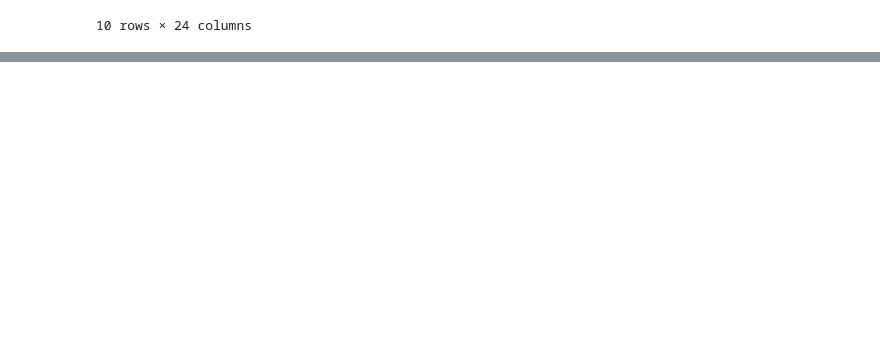
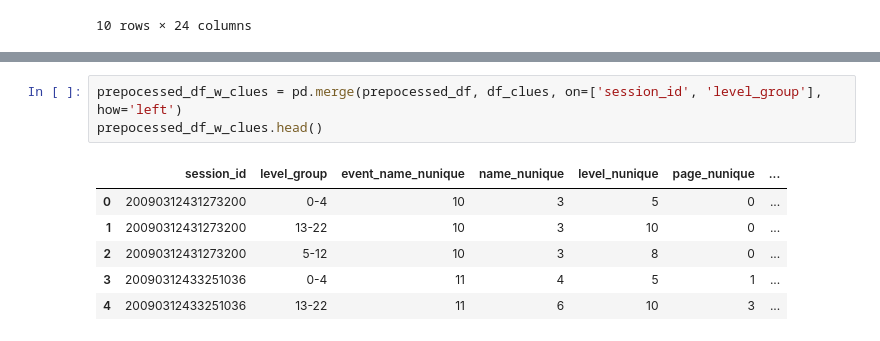
Before and after one commit to mestermarc/Student_performance_analysis, a Jupyter notebook: data_preprocess.ipynb, the cells around one changed output, grey strips where cells are left out. Drawn from its saved outputs; the diff is of its cells as text; blank space fills up the shorter version.

```diff
--- a/data_preprocess.ipynb
+++ b/data_preprocess.ipynb
@@ -186,0 +247,10 @@ prepocessed_df.head(10)
+# %%
+prepocessed_df_w_clues = pd.merge(prepocessed_df, df_clues, on=['session_id', 'level_group'], how='left')
+prepocessed_df_w_clues.head()
+# %% [output]
+|  | session_id | level_group | event_name_nunique | name_nunique | level_nunique | page_nunique | ... |
+| 0 | 20090312431273200 | 0-4 | 10 | 3 | 5 | 0 | ... |
+| 1 | 20090312431273200 | 13-22 | 10 | 3 | 10 | 0 | ... |
+| 2 | 20090312431273200 | 5-12 | 10 | 3 | 8 | 0 | ... |
+| 3 | 20090312433251036 | 0-4 | 11 | 4 | 5 | 1 | ... |
+| 4 | 20090312433251036 | 13-22 | 11 | 6 | 10 | 3 | ... |
```
Also changed, not shown: parts of 5 cells of this notebook.
